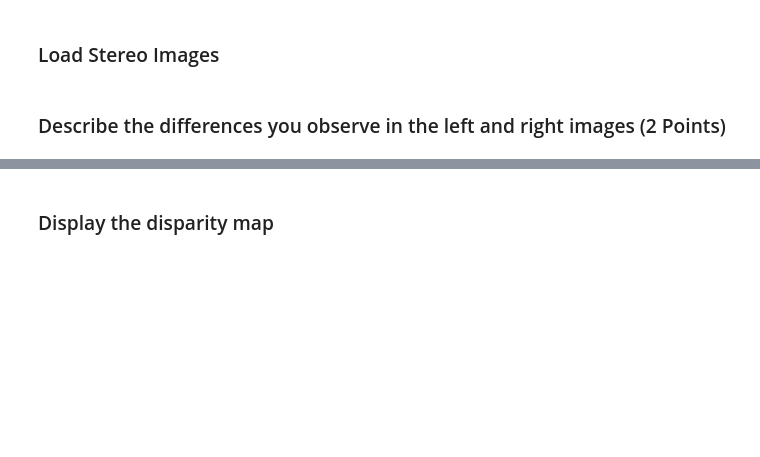
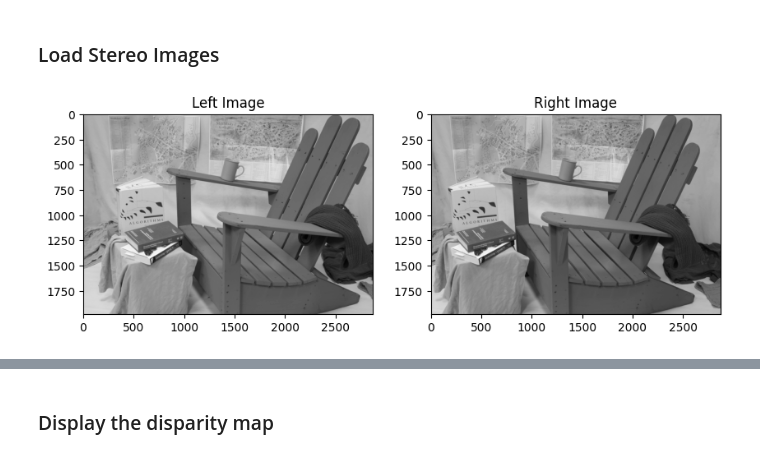
Before and after one commit to theoyjy/TCDNotes, a Jupyter notebook: CV/Assignments/Assignement-2-CS7GV1-CV/entrynumber_assignment_2.ipynb, the cells around one changed output, grey strips where cells are left out. Cells and saved outputs as stored; diff of their text form; code cells hidden in the pictures; blank space fills up the shorter version.

```diff
--- a/CV/Assignments/Assignement-2-CS7GV1-CV/entrynumber_assignment_2.ipynb
+++ b/CV/Assignments/Assignement-2-CS7GV1-CV/entrynumber_assignment_2.ipynb
@@ -20,16 +18,16 @@ baseline =  176.252
 ### Load Stereo Images
 # %%
 # Load left and right images
-left_image = cv2.imread('/Images/im0.png', cv2.IMREAD_GRAYSCALE)
-right_image = cv2.imread('/Images/im1.png', cv2.IMREAD_GRAYSCALE)
+left_image = cv2.imread('./Images/im0.png', cv2.IMREAD_GRAYSCALE)
+right_image = cv2.imread('./Images/im1.png', cv2.IMREAD_GRAYSCALE)
 
 if left_image is None or right_image is None:
     raise ValueError("Images not found! Make sure 'left_image.jpg' and 'right_image.jpg' are in the same directory.")
 
 # Display images
 plt.figure(figsize=(10, 5))
 plt.subplot(1, 2, 1), plt.imshow(left_image, cmap='gray'), plt.title("Left Image")
 plt.subplot(1, 2, 2), plt.imshow(right_image, cmap='gray'), plt.title("Right Image")
 plt.show()
+# %% [output]
+[figure, added]
-# %% [markdown]
-### Describe the differences you observe in the left and right images (2 Points)
```
Also changed, not shown: parts of 11 cells of this notebook, 37 other files.
